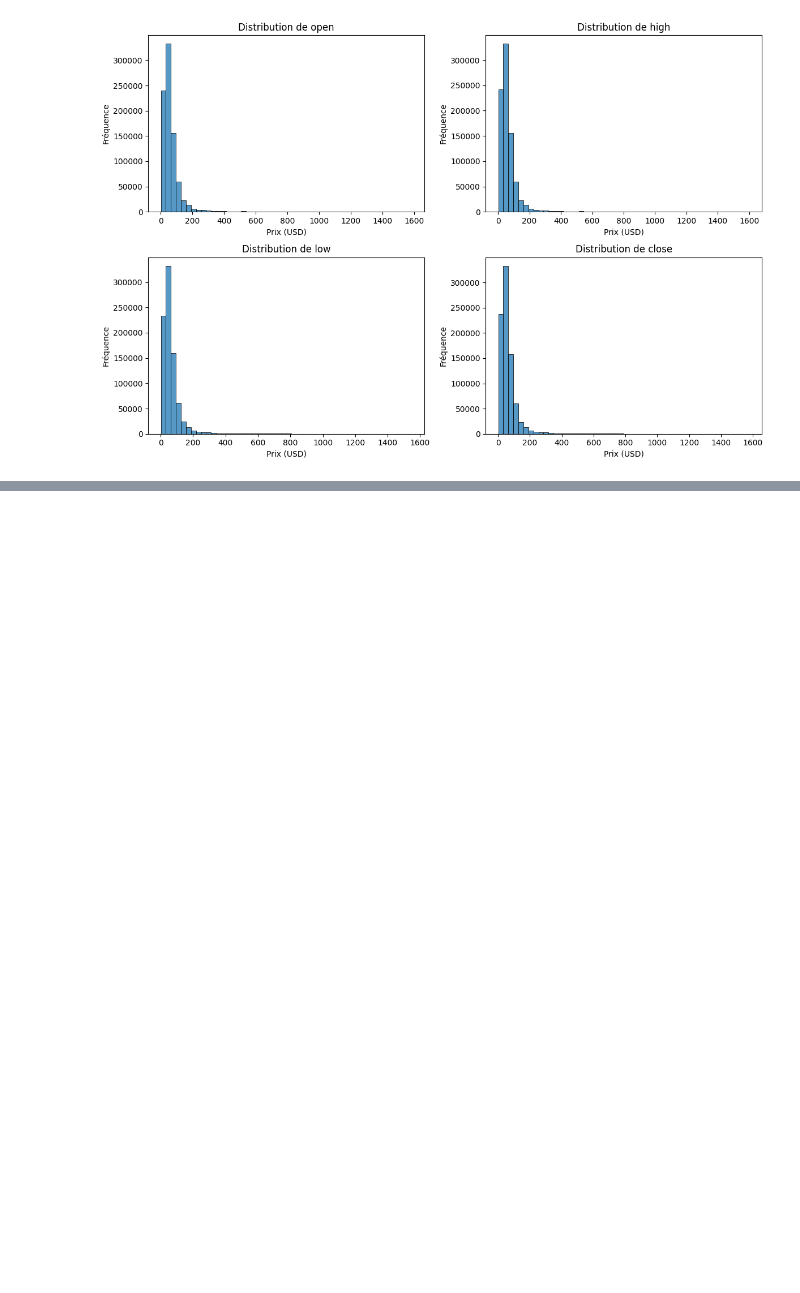
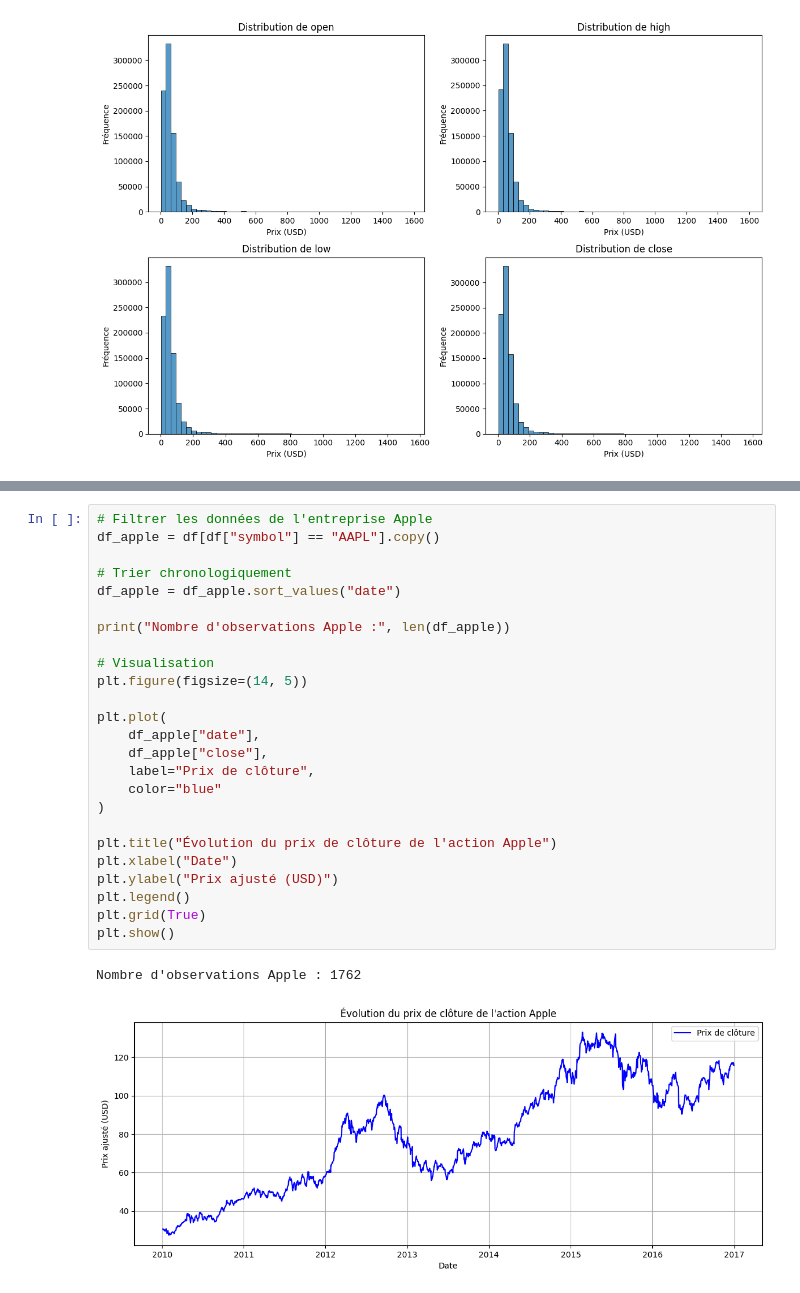
Before and after one commit to Ossel14/atelier1-deeplearning, a Jupyter notebook: notebooks/01_regression_nyse.ipynb, the cells around one changed output, grey strips where cells are left out. Saved outputs shown, nothing was run; the diff lists cells and outputs as text; blank space fills up the shorter version.

```diff
--- a/notebooks/01_regression_nyse.ipynb
+++ b/notebooks/01_regression_nyse.ipynb
@@ -208,0 +239,28 @@ plt.show()
+# %%
+# Filtrer les données de l'entreprise Apple
+df_apple = df[df["symbol"] == "AAPL"].copy()
+
+# Trier chronologiquement
+df_apple = df_apple.sort_values("date")
+
+print("Nombre d'observations Apple :", len(df_apple))
+
+# Visualisation
+plt.figure(figsize=(14, 5))
+
+plt.plot(
+    df_apple["date"],
+    df_apple["close"],
+    label="Prix de clôture",
+    color="blue"
+)
+
+plt.title("Évolution du prix de clôture de l'action Apple")
+plt.xlabel("Date")
+plt.ylabel("Prix ajusté (USD)")
+plt.legend()
+plt.grid(True)
+plt.show()
+# %% [output]
+Nombre d'observations Apple : 1762
+[figure, added]
```
Also changed, not shown: parts of 2 cells of this notebook.
